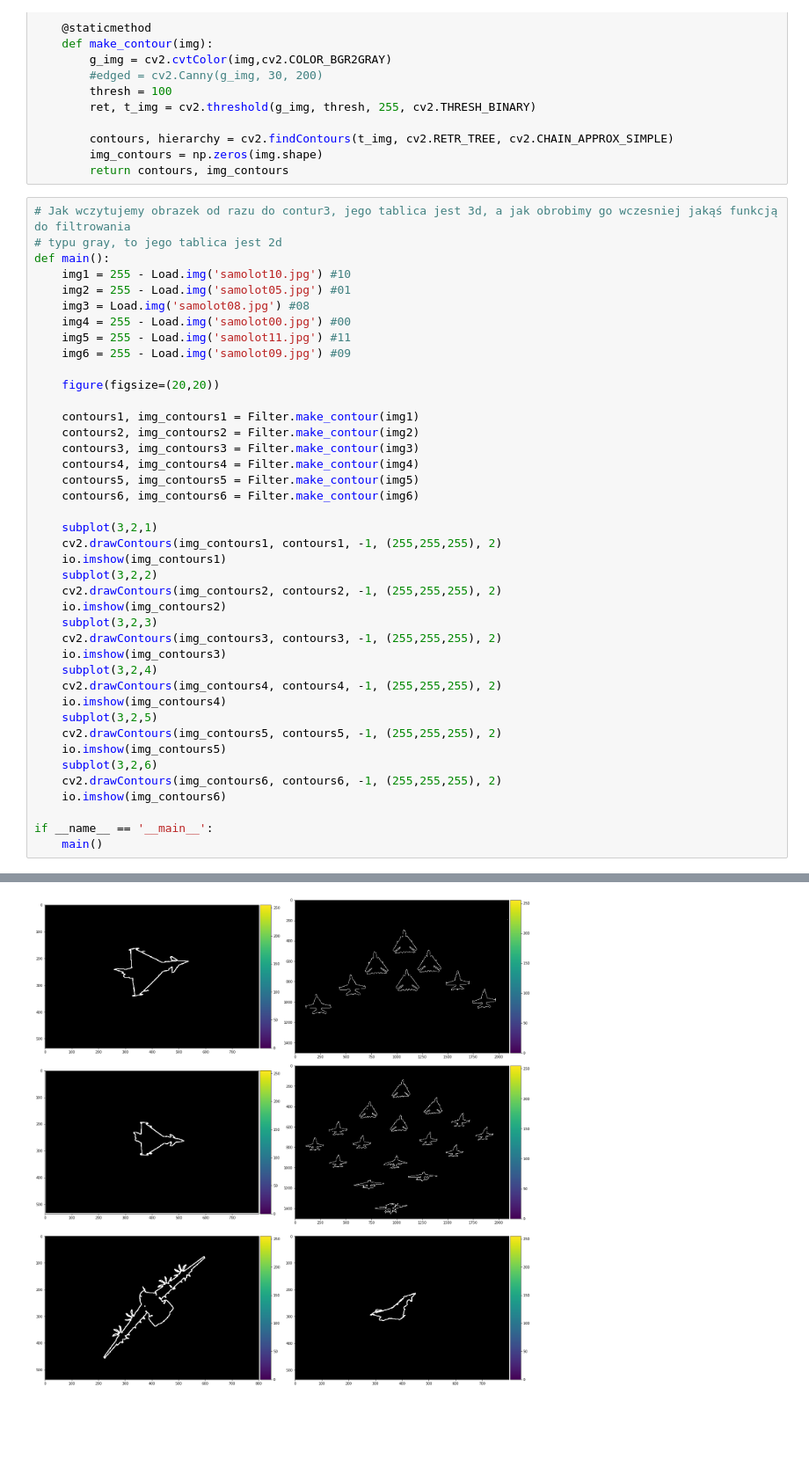
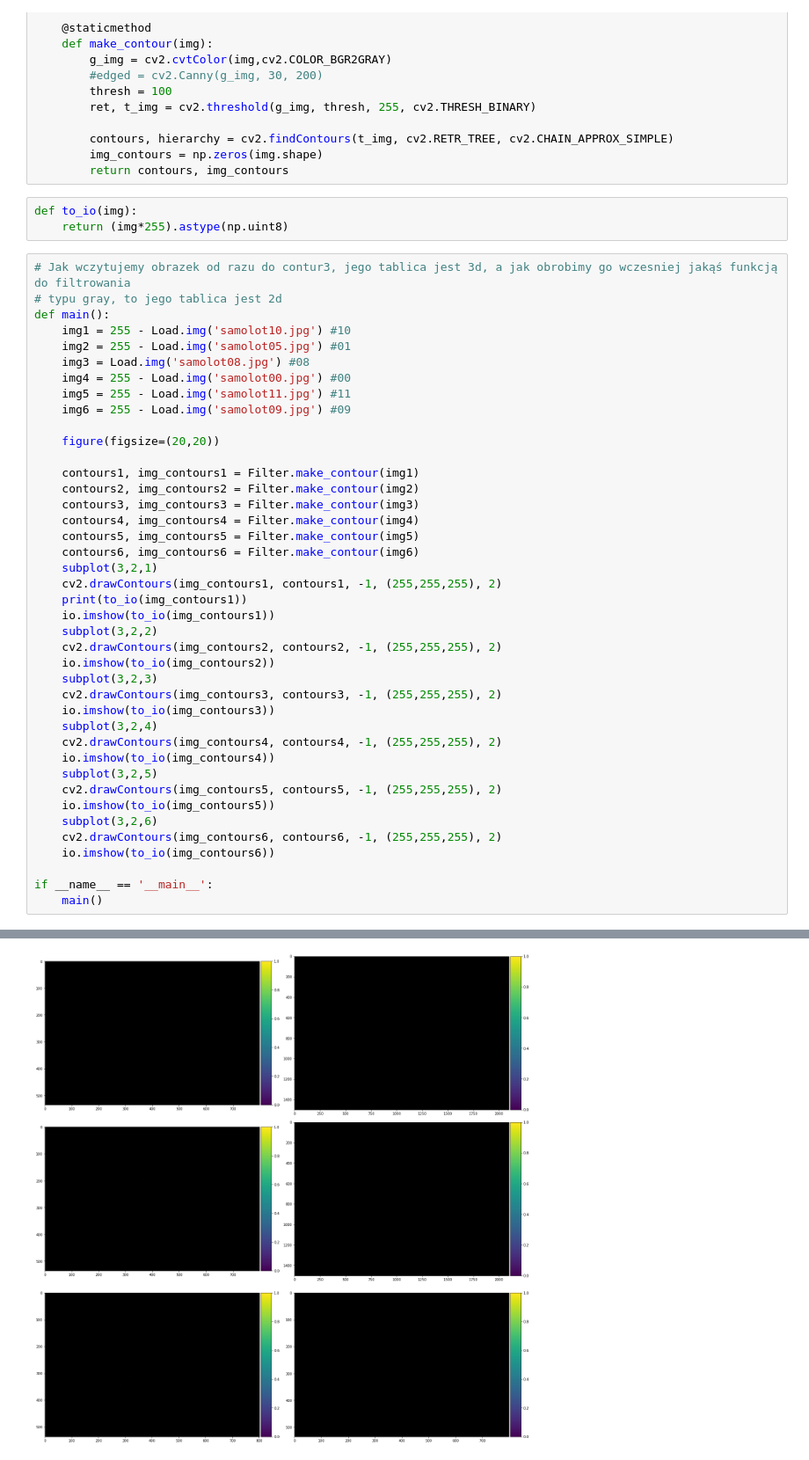
Before and after one commit to feliksczart/kck, a Jupyter notebook: lab4/src/main.ipynb, the cells around one changed output, grey strips where cells are left out. Shown: that part at 88% size. Saved outputs shown, nothing was run; the diff lists cells and outputs as text; blank space fills up the shorter version.

```diff
--- a/lab4/src/main.ipynb
+++ b/lab4/src/main.ipynb
@@ -148,6 +148,9 @@ class Filter:
         contours, hierarchy = cv2.findContours(t_img, cv2.RETR_TREE, cv2.CHAIN_APPROX_SIMPLE)
         img_contours = np.zeros(img.shape)
         return contours, img_contours
+# %%
+def to_io(img):
+    return (img*255).astype(np.uint8)
 # %%
 # Jak wczytujemy obrazek od razu do contur3, jego tablica jest 3d, a jak obrobimy go wczesniej jakąś funkcją do filtrowania
 # typu gray, to jego tablica jest 2d
@@ -167,25 +170,25 @@ def main():
     contours4, img_contours4 = Filter.make_contour(img4)
     contours5, img_contours5 = Filter.make_contour(img5)
     contours6, img_contours6 = Filter.make_contour(img6)
-
     subplot(3,2,1)
     cv2.drawContours(img_contours1, contours1, -1, (255,255,255), 2)
-    io.imshow(img_contours1)
+    print(to_io(img_contours1))
+    io.imshow(to_io(img_contours1))
     subplot(3,2,2)
     cv2.drawContours(img_contours2, contours2, -1, (255,255,255), 2)
-    io.imshow(img_contours2)
+    io.imshow(to_io(img_contours2))
     subplot(3,2,3)
     cv2.drawContours(img_contours3, contours3, -1, (255,255,255), 2)
-    io.imshow(img_contours3)
+    io.imshow(to_io(img_contours3))
     subplot(3,2,4)
     cv2.drawContours(img_contours4, contours4, -1, (255,255,255), 2)
-    io.imshow(img_contours4)
+    io.imshow(to_io(img_contours4))
     subplot(3,2,5)
     cv2.drawContours(img_contours5, contours5, -1, (255,255,255), 2)
-    io.imshow(img_contours5)
+    io.imshow(to_io(img_contours5))
     subplot(3,2,6)
     cv2.drawContours(img_contours6, contours6, -1, (255,255,255), 2)
-    io.imshow(img_contours6)
+    io.imshow(to_io(img_contours6))
 
 if __name__ == '__main__':
     main()
@@ -199,4 +213,4 @@ Clipping input data to the valid range for imshow with RGB data ([0..1] for floa
-[figure, old version]
+[figure, new version]
 # %%
 img1 = Load.img('samolot02.jpg')
 img1=255-img1
```
Also changed, not shown: parts of 2 cells of this notebook.
